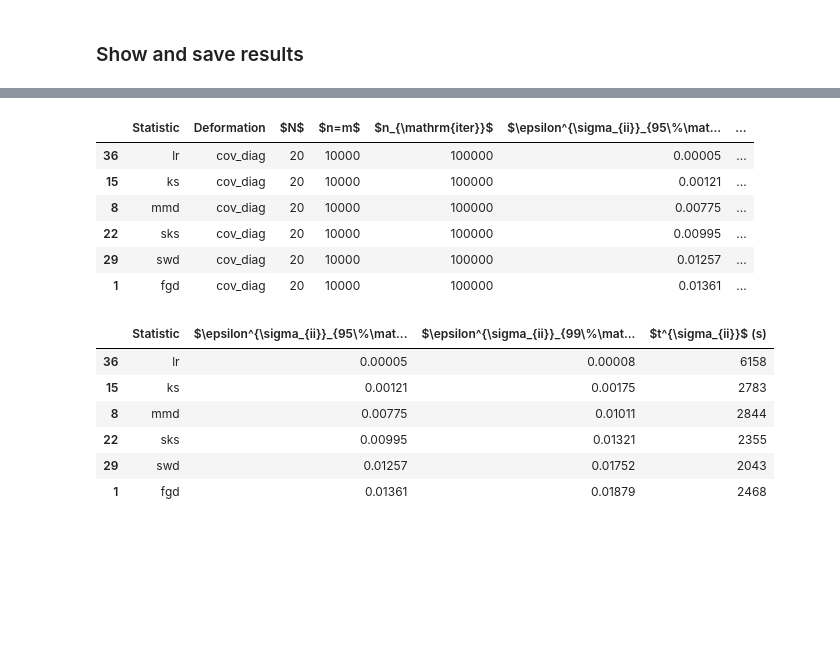
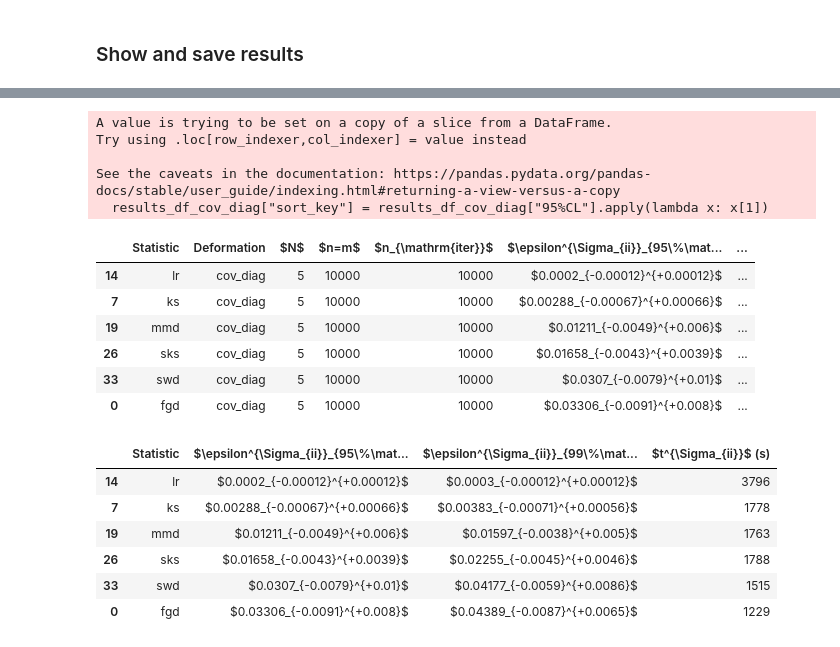
Before and after one commit to TwoSampleTests/GenerativeModelsMetrics, a Jupyter notebook: notebooks/Analysis_20D_mixture_leo100.ipynb, the cells around one changed output, grey strips where cells are left out. Cells and saved outputs as stored; diff of their text form; code cells hidden in the pictures; blank space fills up the shorter version.

```diff
--- a/notebooks/Analysis_20D_mixture_leo100.ipynb
+++ b/notebooks/Analysis_20D_mixture_leo100.ipynb
@@ -653,7 +653,7 @@ else:
 
     dtype = np.dtype(test_config_null["dtype_input"])
 test_kwargs = {"niter_null": niter,
-               "niter_alt": 10,
+               "niter_alt": 100,
                "batch_size_test": test_config_null["batch_size_test"],
                "batch_size_gen": test_config_null["batch_size_gen"],
                "small_sample_threshold": test_config_null["small_sample_threshold"],
@@ -749,7 +749,7 @@ eps_max_def = []
 bounds = ["upper", "central", "lower"]
 
 for deformation in deformations:
-    eps_max = 1.
+    eps_max = 0.01
     for bound in bounds:
         try:
             result = {k: v for k, v in existing_data.items() if v["null_config"]["name"] == "lr" and v["deformation"] == deformation and v["bound"] == bound}
@@ -788,29 +788,50 @@ dict_keys(['fgd_mean_2024-05-03T02:16:52.702412', 'fgd_cov_diag_2024-05-03T02:53
 # %% [markdown]
 ### Show and save results
 # %%
+# Function to format bounds
+def format_bounds(bounds):
+    lower, central, upper = bounds
+    return f"${central}_{{-{central-lower:.2g}}}^{{+{upper-central:.2g}}}$"
+
+def format_times(times):
+    return sum(times)
+
 global_results_list = [x for x in global_results.values()]
 results = []
 for global_result in global_results_list:
+    pippo = global_result
     name = global_result["null_config"]["name"]
     print(f"Metric: {name}")
     deformation = global_result["deformation"]
+    bound = global_result["bound"]
     ndims = global_result["null_config"]["test_config"]["ndims"]
     niter = global_result["null_config"]["test_config"]["niter"]
     nsamples = global_result["null_config"]["test_config"]["batch_size_test"]
     try:
-        exclusion_95 = eval(format(global_result["exclusion_list"][0][2], ".5f"))
+        exclusion_95 = eval(format(global_result["exclusion_list"][1][3], ".5f"))
     except:
         exclusion_95 = "N/A"
     try:
-        exclusion_99 = eval(format(global_result["exclusion_list"][1][2], ".5f"))
+        exclusion_99 = eval(format(global_result["exclusion_list"][2][3], ".5f"))
     except:
         exclusion_99 = "N/A"
     time_elapsed = global_result["time_elapsed"]
     #print(exclusion_95)
     #print(round_to_n_significant_digits(exclusion_95, 3))
-    results.append([name, deformation, ndims, niter, nsamples, exclusion_95, exclusion_99, int(time_elapsed)])
+    results.append([name, deformation, ndims, niter, nsamples, bound, exclusion_95, exclusion_99, int(time_elapsed)])
     #results.append([name, deformation, ndims, niter, nsamples, round_to_n_significant_digits(exclusion_95, 3), round_to_n_significant_digits(exclusion_99, 3), int(time_elapsed)])
-results_df = pd.DataFrame(results, columns=["Statistic", "Deformation", "$N$", "$n=m$", "$n_{\\mathrm{iter}}$", "$\\epsilon_{95\\%\\mathrm{CL}}$", "$\\epsilon_{99\\%\\mathrm{CL}}$", "t (s)"])
+results_df = pd.DataFrame(results, columns=["Statistic", "Deformation", "$N$", "$n=m$", "$n_{\\mathrm{iter}}$", "Bound", "$\\epsilon_{95\\%\\mathrm{CL}}$", "$\\epsilon_{99\\%\\mathrm{CL}}$", "t (s)"])
+results_df = results_df.groupby(["Statistic", "Deformation", "$N$", "$n=m$", "$n_{\\mathrm{iter}}$"]).agg({
+    "$\\epsilon_{95\\%\\mathrm{CL}}$": lambda x: sorted(x.tolist()),
+    "$\\epsilon_{99\\%\\mathrm{CL}}$": lambda x: sorted(x.tolist()),
+    "t (s)": lambda x: x.tolist()
+}).reset_index()
+results_df["95%CL"] = results_df["$\\epsilon_{95\\%\\mathrm{CL}}$"]
+results_df["99%CL"] = results_df["$\\epsilon_{99\\%\\mathrm{CL}}$"]
+results_df["time"] = results_df["t (s)"]
+results_df["$\\epsilon_{95\\%\\mathrm{CL}}$"] = results_df["$\\epsilon_{95\\%\\mathrm{CL}}$"].apply(format_bounds)
+results_df["$\\epsilon_{99\\%\\mathrm{CL}}$"] = results_df["$\\epsilon_{99\\%\\mathrm{CL}}$"].apply(format_bounds)
+results_df["t (s)"] = results_df["t (s)"].apply(format_times)
 times_df = pd.DataFrame(null_times+[["lr", "-"]], columns=["Statistic", "$t^{\\mathrm{null}}$ (s)"])
 # %% [output]
 Metric: fgd
@@ -862,22 +889,28 @@ display(sorted_df_mean)
 # %%
-sorted_df_cov_diag = results_df_cov_diag.sort_values(by="$\\epsilon_{95\\%\\mathrm{CL}}$", ascending=True)
-sorted_df_cov_diag.rename(columns={"$\\epsilon_{95\\%\\mathrm{CL}}$": "$\\epsilon^{\\sigma_{ii}}_{95\\%\\mathrm{CL}}$", "$\\epsilon_{99\\%\\mathrm{CL}}$": "$\\epsilon^{\\sigma_{ii}}_{99\\%\\mathrm{CL}}$", "t (s)": "$t^{\\sigma_{ii}}$ (s)"}, inplace=True)
+results_df_cov_diag["sort_key"] = results_df_cov_diag["95%CL"].apply(lambda x: x[1])
+sorted_df_cov_diag = results_df_cov_diag.sort_values(by="sort_key", ascending=True).drop(columns=["sort_key"])
+sorted_df_cov_diag.rename(columns={"$\\epsilon_{95\\%\\mathrm{CL}}$": "$\\epsilon^{\\Sigma_{ii}}_{95\\%\\mathrm{CL}}$", "$\\epsilon_{99\\%\\mathrm{CL}}$": "$\\epsilon^{\\Sigma_{ii}}_{99\\%\\mathrm{CL}}$", "t (s)": "$t^{\\Sigma_{ii}}$ (s)"}, inplace=True)
 display(sorted_df_cov_diag)
-sorted_df_cov_diag.drop(columns=["Deformation","$N$","$n=m$","$n_{\\mathrm{iter}}$"], inplace=True)
+sorted_df_cov_diag.drop(columns=["Deformation","$N$","$n=m$","$n_{\\mathrm{iter}}$", "95%CL", "99%CL", "time"], inplace=True)
 display(sorted_df_cov_diag)
 # %% [output]
+A value is trying to be set on a copy of a slice from a DataFrame.
+Try using .loc[row_indexer,col_indexer] = value instead
+
+See the caveats in the documentation: https://pandas.pydata.org/pandas-docs/stable/user_guide/indexing.html#returning-a-view-versus-a-copy
+  results_df_cov_diag["sort_key"] = results_df_cov_diag["95%CL"].apply(lambda x: x[1])
-|  | Statistic | Deformation | $N$ | $n=m$ | $n_{\mathrm{iter}}$ | $\epsilon^{\sigma_{ii}}_{95\%\mat... | ... |
-| 36 | lr | cov_diag | 20 | 10000 | 100000 | 0.00005 | ... |
-| 15 | ks | cov_diag | 20 | 10000 | 100000 | 0.00121 | ... |
-| 8 | mmd | cov_diag | 20 | 10000 | 100000 | 0.00775 | ... |
-| 22 | sks | cov_diag | 20 | 10000 | 100000 | 0.00995 | ... |
-| 29 | swd | cov_diag | 20 | 10000 | 100000 | 0.01257 | ... |
-| 1 | fgd | cov_diag | 20 | 10000 | 100000 | 0.01361 | ... |
+|  | Statistic | Deformation | $N$ | $n=m$ | $n_{\mathrm{iter}}$ | $\epsilon^{\Sigma_{ii}}_{95\%\mat... | ... |
+| 14 | lr | cov_diag | 5 | 10000 | 10000 | $0.0002_{-0.00012}^{+0.00012}$ | ... |
+| 7 | ks | cov_diag | 5 | 10000 | 10000 | $0.00288_{-0.00067}^{+0.00066}$ | ... |
+| 19 | mmd | cov_diag | 5 | 10000 | 10000 | $0.01211_{-0.0049}^{+0.006}$ | ... |
+| 26 | sks | cov_diag | 5 | 10000 | 10000 | $0.01658_{-0.0043}^{+0.0039}$ | ... |
+| 33 | swd | cov_diag | 5 | 10000 | 10000 | $0.0307_{-0.0079}^{+0.01}$ | ... |
+| 0 | fgd | cov_diag | 5 | 10000 | 10000 | $0.03306_{-0.0091}^{+0.008}$ | ... |
-|  | Statistic | $\epsilon^{\sigma_{ii}}_{95\%\mat... | $\epsilon^{\sigma_{ii}}_{99\%\mat... | $t^{\sigma_{ii}}$ (s) |
-| 36 | lr | 0.00005 | 0.00008 | 6158 |
-| 15 | ks | 0.00121 | 0.00175 | 2783 |
-| 8 | mmd | 0.00775 | 0.01011 | 2844 |
-| 22 | sks | 0.00995 | 0.01321 | 2355 |
-| 29 | swd | 0.01257 | 0.01752 | 2043 |
-| 1 | fgd | 0.01361 | 0.01879 | 2468 |
+|  | Statistic | $\epsilon^{\Sigma_{ii}}_{95\%\mat... | $\epsilon^{\Sigma_{ii}}_{99\%\mat... | $t^{\Sigma_{ii}}$ (s) |
+| 14 | lr | $0.0002_{-0.00012}^{+0.00012}$ | $0.0003_{-0.00012}^{+0.00012}$ | 3796 |
+| 7 | ks | $0.00288_{-0.00067}^{+0.00066}$ | $0.00383_{-0.00071}^{+0.00056}$ | 1778 |
+| 19 | mmd | $0.01211_{-0.0049}^{+0.006}$ | $0.01597_{-0.0038}^{+0.005}$ | 1763 |
+| 26 | sks | $0.01658_{-0.0043}^{+0.0039}$ | $0.02255_{-0.0045}^{+0.0046}$ | 1788 |
+| 33 | swd | $0.0307_{-0.0079}^{+0.01}$ | $0.04177_{-0.0059}^{+0.0086}$ | 1515 |
+| 0 | fgd | $0.03306_{-0.0091}^{+0.008}$ | $0.04389_{-0.0087}^{+0.0065}$ | 1229 |
 # %%
```
Also changed, not shown: parts of 8 cells of this notebook, 17 other files.
